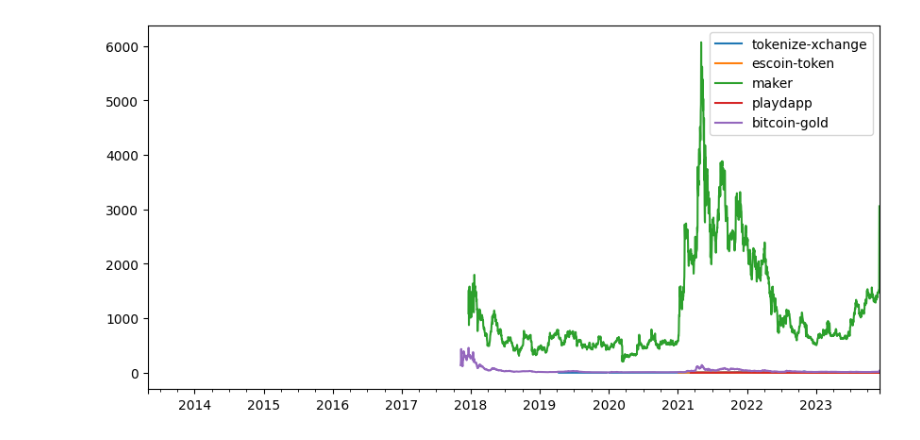
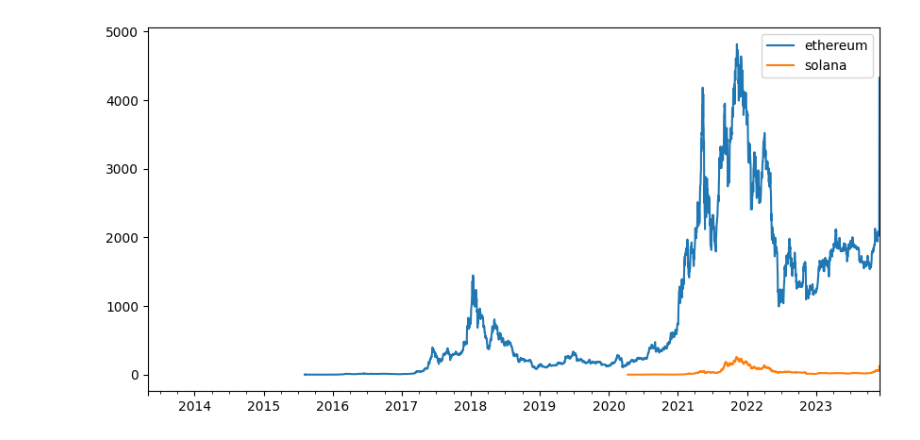
Before and after one commit to dioday45/FIN-525-Project, a Jupyter notebook: notebooks/sandbox.ipynb, the cells around one changed output. Drawn from its saved outputs; the diff is of its cells as text; code cells hidden in the pictures.

```diff
--- a/notebooks/sandbox.ipynb
+++ b/notebooks/sandbox.ipynb
@@ -5,9 +9,9 @@ import matplotlib.pyplot as plt
 # %%
 df = pd.read_csv("../data/prices.csv", index_col=0)
 df.index = pd.to_datetime(df.index, format='mixed').normalize()
 df = df.groupby(df.index).sum()
 df = df.replace(0, np.nan)
-df.sample(5, axis=1).plot(figsize=(10, 5))
+df[['ethereum', 'solana']].plot(figsize=(10, 5))
 plt.show()
 # %% [output]
-[figure, old version]
+[figure, new version]
```
Also changed, not shown: parts of 7 cells of this notebook, 1 other file.
